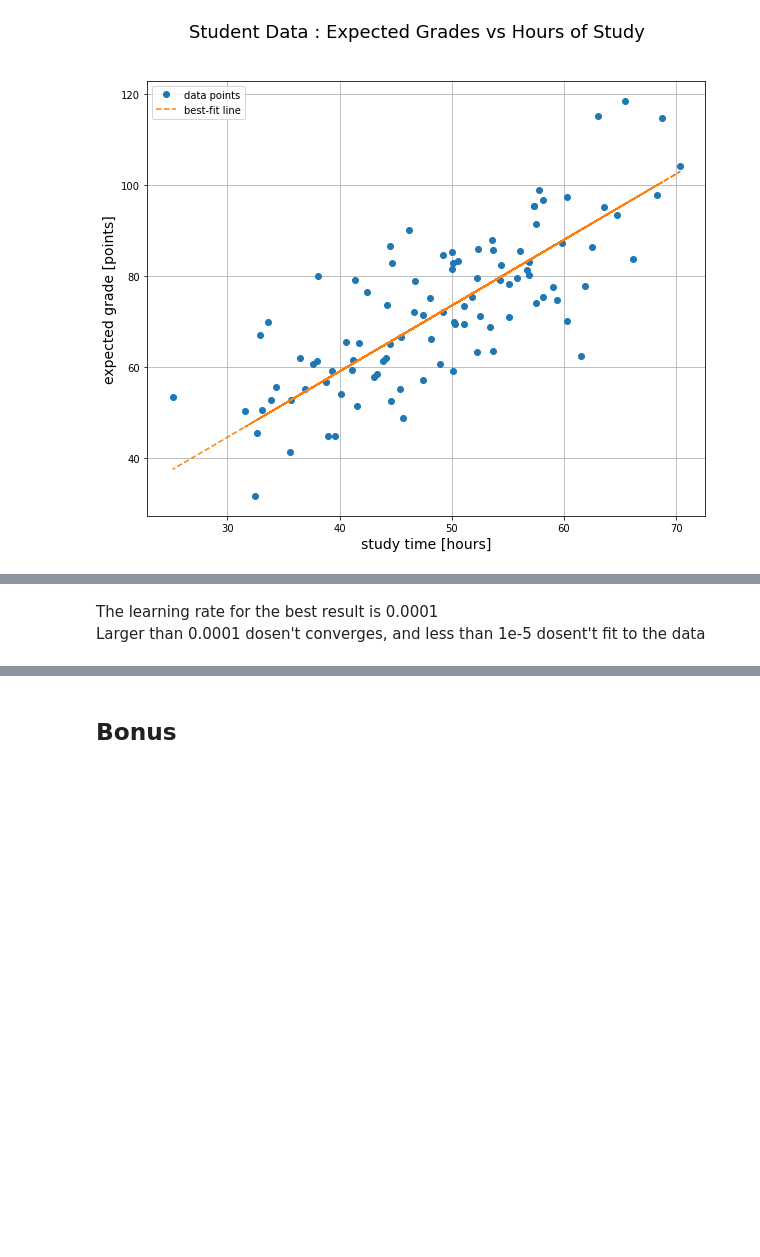
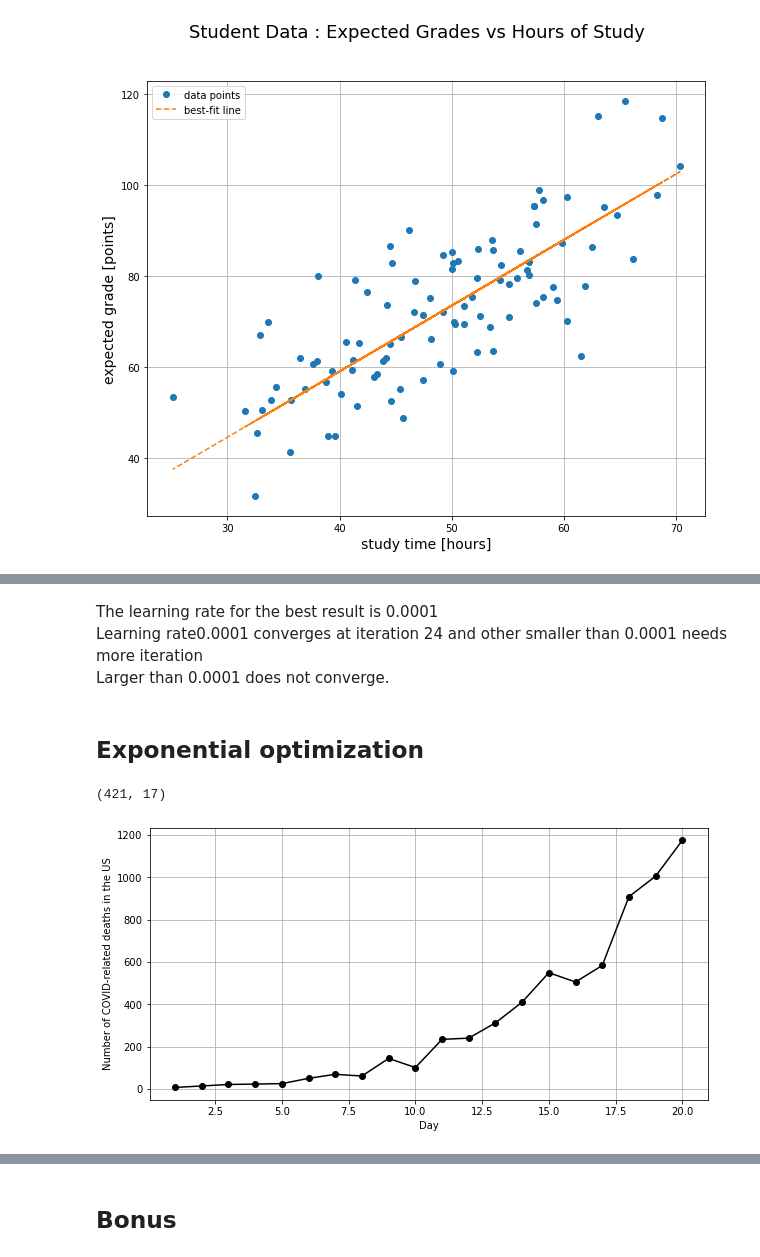
Before and after one commit to 2U1/NN, a Jupyter notebook: Assignment1/gradient_descent.ipynb, the cells around one changed output, grey strips where cells are left out. Saved outputs shown, nothing was run; the diff lists cells and outputs as text; code cells hidden in the pictures; blank space fills up the shorter version.

```diff
--- a/Assignment1/gradient_descent.ipynb
+++ b/Assignment1/gradient_descent.ipynb
@@ -200,3 +200,21 @@ Iteration: 100, w = 0.56771, b = 1.21605
 # %% [markdown]
 The learning rate for the best result is 0.0001<br>
-Larger than 0.0001 dosen't converges, and less than 1e-5 dosent't fit to the data
+Learning rate0.0001 converges at iteration 24 and other smaller than 0.0001 needs more iteration<br>
+Larger than 0.0001 does not converge.
+# %% [markdown]
+## Exponential optimization
+# %%
+data = np.genfromtxt('national-history.csv', delimiter=',')
+print(data.shape)
+X = np.arange(1,21)
+Y = data[340:360, 2]
+Y = np.flip(Y)
+fig = plt.figure(figsize=(10,5))
+plt.plot(X,Y,'ko-')
+plt.grid()
+plt.xlabel('Day')
+plt.ylabel('Number of COVID-related deaths in the US')
+plt.show()
+# %% [output]
+(421, 17)
+[figure, added]
```
Also changed, not shown: parts of 7 cells of this notebook, 3 other files.
